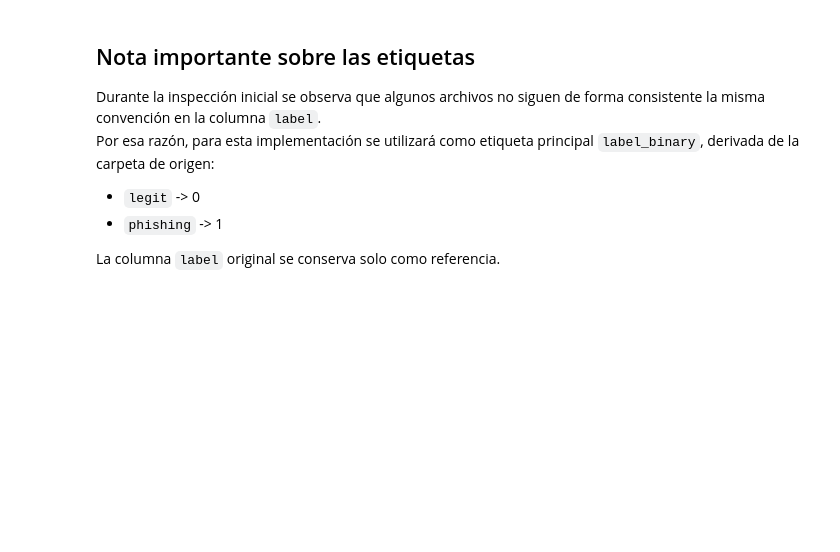
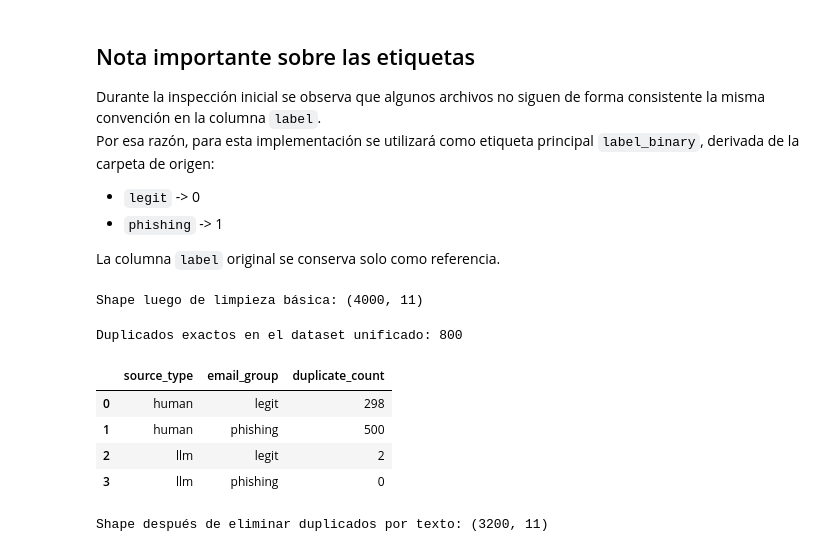
Before and after one commit to EdwinOrtegaK/Phishing-Detection-LLM-Shift, a Jupyter notebook: notebooks/eda_feature_engineering.ipynb, the cells around one changed output. Saved outputs shown, nothing was run; the diff lists cells and outputs as text; code cells hidden in the pictures; blank space fills up the shorter version.

Commit message:
feat(eda): text analysis and initial feature exploration for phishing detection

```diff
--- a/notebooks/eda_feature_engineering.ipynb
+++ b/notebooks/eda_feature_engineering.ipynb
@@ -227,3 +227,46 @@ Por esa razón, para esta implementación se utilizará como etiqueta principal
 - `phishing` -> 1
 
 La columna `label` original se conserva solo como referencia.
+# %%
+# Limpieza básica del texto
+
+def clean_text(text):
+    text = str(text)
+    text = text.replace("\r", " ").replace("\n", " ").replace("\t", " ")
+    text = re.sub(r"\s+", " ", text)
+    return text.strip()
+
+df_all["text"] = df_all["text"].apply(clean_text)
+
+# Eliminar filas sin texto
+df_all = df_all[df_all["text"].str.len() > 0].copy()
+
+print("Shape luego de limpieza básica:", df_all.shape)
+# %% [output]
+Shape luego de limpieza básica: (4000, 11)
+# %%
+# Duplicados
+
+print("Duplicados exactos en el dataset unificado:", df_all.duplicated(subset=["text"]).sum())
+
+duplicates_by_group = (
+    df_all.groupby(["source_type", "email_group"])["text"]
+    .apply(lambda x: x.duplicated().sum())
+    .reset_index(name="duplicate_count")
+)
+
+display(duplicates_by_group)
+# %% [output]
+Duplicados exactos en el dataset unificado: 800
+|  | source_type | email_group | duplicate_count |
+| 0 | human | legit | 298 |
+| 1 | human | phishing | 500 |
+| 2 | llm | legit | 2 |
+| 3 | llm | phishing | 0 |
+# %%
+# Eliminar duplicados por texto
+
+df_all = df_all.drop_duplicates(subset=["text"]).reset_index(drop=True)
+print("Shape después de eliminar duplicados por texto:", df_all.shape)
+# %% [output]
+Shape después de eliminar duplicados por texto: (3200, 11)
```
Also changed, not shown: parts of 1 cell of this notebook.
